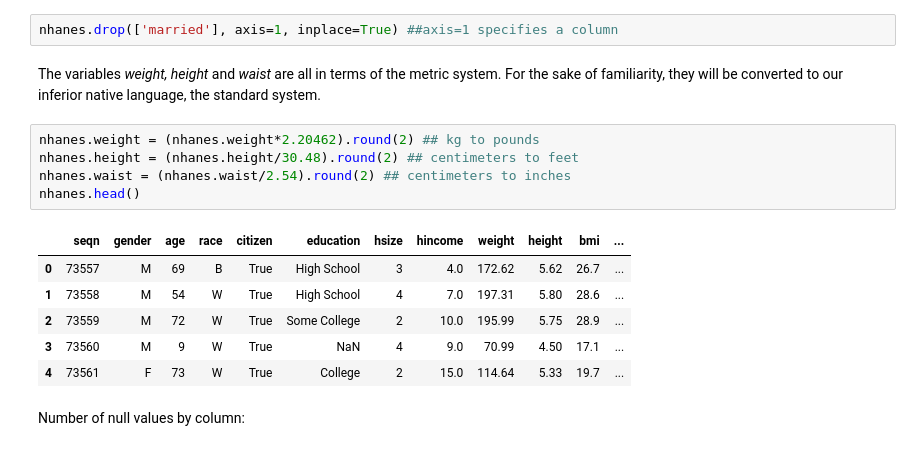
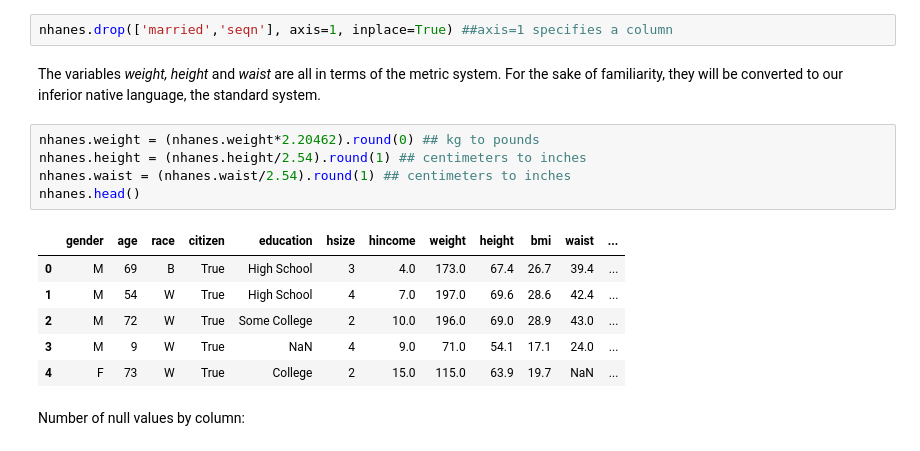
Before and after one commit to asfabiano/byu_econ_applied_machine_learning, a Jupyter notebook: homeworks/Homework_1.ipynb, the cells around one changed output. Cells and saved outputs as stored; diff of their text form.

```diff
--- a/homeworks/Homework_1.ipynb
+++ b/homeworks/Homework_1.ipynb
@@ -65,19 +65,19 @@ array([  4.,   1.,  nan,   3.,   2.,   5.,   6.,  77.,  99.])
 # %%
-nhanes.drop(['married'], axis=1, inplace=True) ##axis=1 specifies a column
+nhanes.drop(['married','seqn'], axis=1, inplace=True) ##axis=1 specifies a column
 # %% [markdown]
 The variables *weight, height* and *waist* are all in terms of the metric system. For the sake of familiarity, they will be converted to our inferior native language, the standard system.
 # %%
-nhanes.weight = (nhanes.weight*2.20462).round(2) ## kg to pounds
-nhanes.height = (nhanes.height/30.48).round(2) ## centimeters to feet
-nhanes.waist = (nhanes.waist/2.54).round(2) ## centimeters to inches
+nhanes.weight = (nhanes.weight*2.20462).round(0) ## kg to pounds
+nhanes.height = (nhanes.height/2.54).round(1) ## centimeters to inches
+nhanes.waist = (nhanes.waist/2.54).round(1) ## centimeters to inches
 nhanes.head()
 # %% [output]
-|  | seqn | gender | age | race | citizen | education | hsize | hincome | weight | height | bmi | ... |
-| 0 | 73557 | M | 69 | B | True | High School | 3 | 4.0 | 172.62 | 5.62 | 26.7 | ... |
-| 1 | 73558 | M | 54 | W | True | High School | 4 | 7.0 | 197.31 | 5.80 | 28.6 | ... |
-| 2 | 73559 | M | 72 | W | True | Some College | 2 | 10.0 | 195.99 | 5.75 | 28.9 | ... |
-| 3 | 73560 | M | 9 | W | True | NaN | 4 | 9.0 | 70.99 | 4.50 | 17.1 | ... |
-| 4 | 73561 | F | 73 | W | True | College | 2 | 15.0 | 114.64 | 5.33 | 19.7 | ... |
+|  | gender | age | race | citizen | education | hsize | hincome | weight | height | bmi | waist | ... |
+| 0 | M | 69 | B | True | High School | 3 | 4.0 | 173.0 | 67.4 | 26.7 | 39.4 | ... |
+| 1 | M | 54 | W | True | High School | 4 | 7.0 | 197.0 | 69.6 | 28.6 | 42.4 | ... |
+| 2 | M | 72 | W | True | Some College | 2 | 10.0 | 196.0 | 69.0 | 28.9 | 43.0 | ... |
+| 3 | M | 9 | W | True | NaN | 4 | 9.0 | 71.0 | 54.1 | 17.1 | 24.0 | ... |
+| 4 | F | 73 | W | True | College | 2 | 15.0 | 115.0 | 63.9 | 19.7 | NaN | ... |
 # %% [markdown]
 Number of null values by column:
 # %%
```
Also changed, not shown: parts of 21 cells of this notebook, 1 other file.
